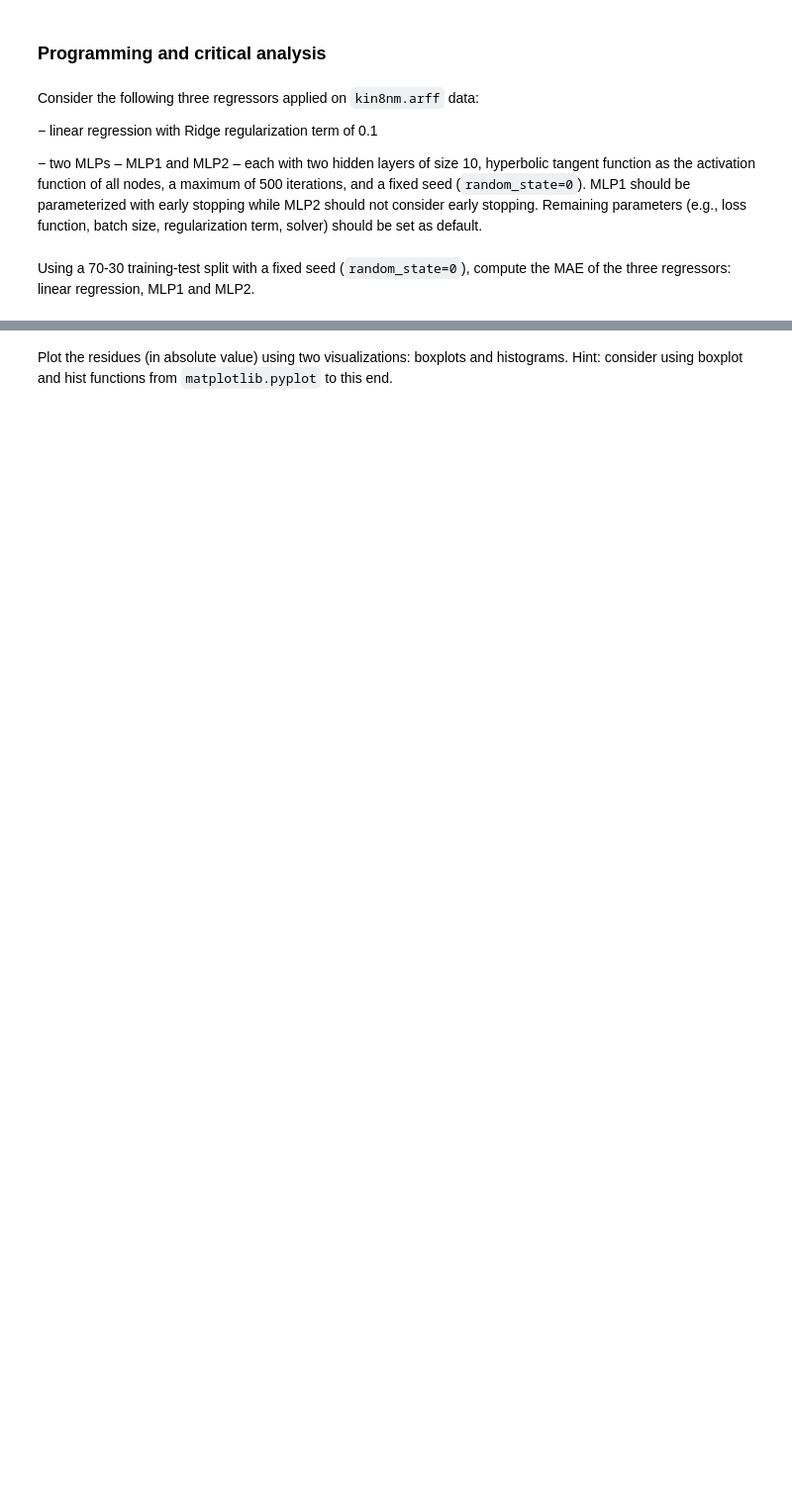
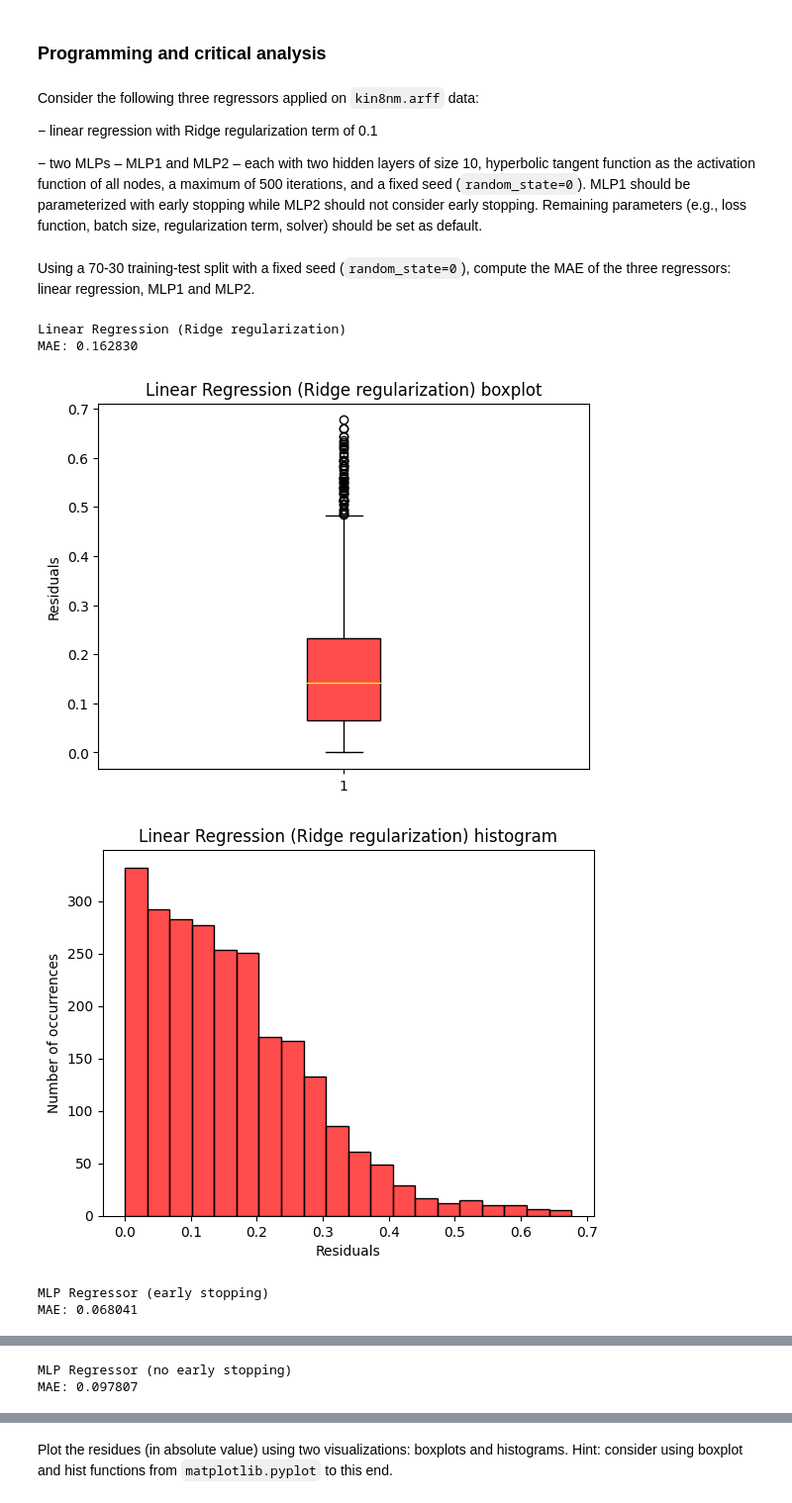
Before and after one commit to jjasferreira/data-exploration-py, a Jupyter notebook: hw03/hw03.ipynb, the cells around one changed output, grey strips where cells are left out. Shown: that part at 99% size. Saved outputs shown, nothing was run; the diff lists cells and outputs as text; code cells hidden in the pictures; blank space fills up the shorter version.

Commit message:
Change code problem of HW03 and add PDFs of plots

```diff
--- a/hw03/hw03.ipynb
+++ b/hw03/hw03.ipynb
@@ -12,3 +12,62 @@ should not consider early stopping. Remaining parameters (e.g., loss function, b
 regularization term, solver) should be set as default.
 # %% [markdown]
 Using a 70-30 training-test split with a fixed seed (`random_state=0`), compute the MAE of the three regressors: linear regression, MLP1 and MLP2.
+# %%
+import pandas as pd
+from scipy.io.arff import loadarff
+from sklearn.model_selection import train_test_split
+from sklearn.linear_model import Ridge
+from sklearn.neural_network import MLPRegressor
+from sklearn.metrics import mean_absolute_error
+from matplotlib import pyplot
+
+# Read the ARFF file and separate input from output data
+data = loadarff('kin8nm.arff')
+df = pd.DataFrame(data[0])
+X = df.drop('y', axis=1)
+y = df['y']
+
+# Split the dataset into training and testing sets
+X_train, X_test, y_train, y_test = train_test_split(X.values, y, test_size=0.30, random_state=0)
+
+# Create the regressors
+lin_reg_ridge = Ridge(alpha=0.1)
+mlp_reg_1 = MLPRegressor(hidden_layer_sizes=(10, 10), activation='tanh', max_iter=500, random_state=0, early_stopping=True)
+mlp_reg_2 = MLPRegressor(hidden_layer_sizes=(10, 10), activation='tanh', max_iter=500, random_state=0, early_stopping=False)
+
+# Set lists to store values for the loop
+regressors = [lin_reg_ridge, mlp_reg_1, mlp_reg_2]
+captions = ['Linear Regression (Ridge regularization)', 'MLP Regressor (early stopping)', 'MLP Regressor (no early stopping)']
+colors = ['#ff0000b3', '#0064ffb3', '#00c800b3']
+#ERASE: names = [['hw03_linreg_boxplot.pdf', 'hw03_linreg_hist.pdf'], ['hw03_mpl1_boxplot.pdf', 'hw03_mpl1_hist.pdf'], ['hw03_mpl2_boxplot.pdf', 'hw03_mpl2_hist.pdf']]
+for i in range(0, 3):
+    # Fit the regressor to the training data
+    reg = regressors[i]
+    reg.fit(X_train, y_train)
+    # Predict the output according to the regressor
+    y_pred = reg.predict(X_test)
+    # Compute the MAE of the regressors
+    cap = captions[i]
+    print(cap + '\nMAE: {:.6f}'.format(mean_absolute_error(y_test, y_pred)))
+    # Compute the residues
+    residues = abs(y_test - y_pred)
+    # Plot the residues using boxplots
+    pyplot.boxplot(residues, patch_artist=True, boxprops=dict(facecolor=colors[i]))['medians'][0].set_color('#ffea00')
+    pyplot.title(cap + ' boxplot')
+    pyplot.ylabel('Residuals')
+    #ERASE: pyplot.savefig(names[i][0])
+    pyplot.show()
+    # Plot the residues using histograms
+    pyplot.hist(residues, bins=20, facecolor=colors[i], edgecolor='black')
+    pyplot.title(cap + ' histogram')
+    pyplot.xlabel('Residuals')
+    pyplot.ylabel('Number of occurrences')
+    #ERASE: pyplot.savefig(names[i][1])
+    pyplot.show()
+# %% [output]
+Linear Regression (Ridge regularization)
+MAE: 0.162830
+[figure, added]
+[figure, added]
+MLP Regressor (early stopping)
+MAE: 0.068041
@@ -14,0 +76,2 @@ Using a 70-30 training-test split with a fixed seed (`random_state=0`), compute
+MLP Regressor (no early stopping)
+MAE: 0.097807
```
Also changed, not shown: parts of 3 cells of this notebook, 6 other files.
